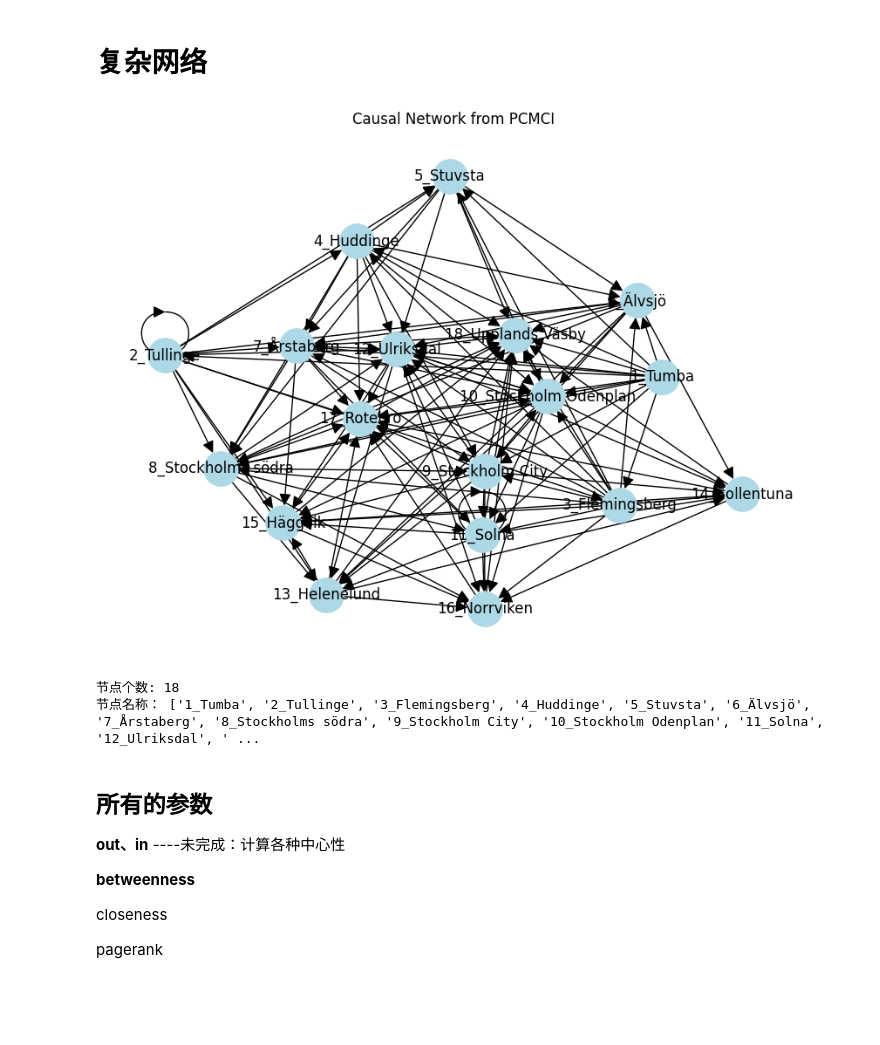
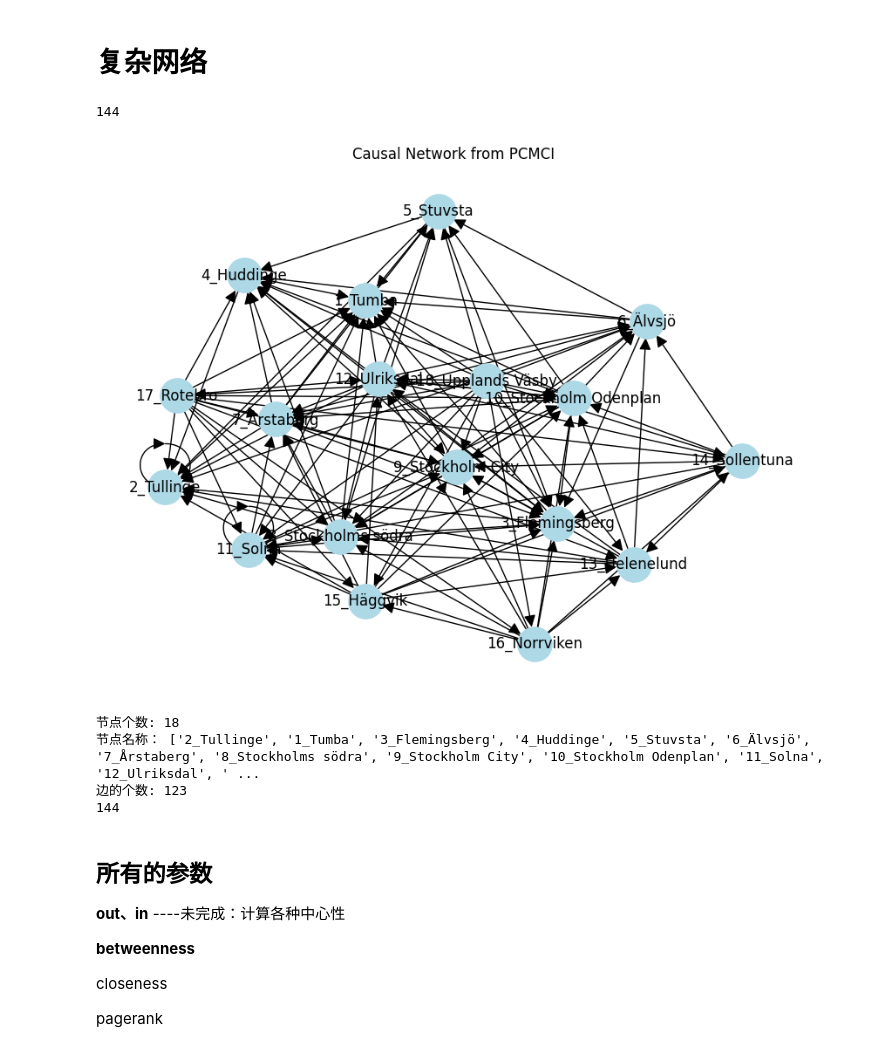
Before and after one commit to HR0262/PCMCI-in-commuter-trian, a Jupyter notebook: PCMCI-0427-no0.ipynb, the cells around one changed output. Cells and saved outputs as stored; diff of their text form; code cells hidden in the pictures; blank space fills up the shorter version.

```diff
--- a/PCMCI-0427-no0.ipynb
+++ b/PCMCI-0427-no0.ipynb
@@ -213,6 +213,7 @@ num_vars = p_matrix_clean.shape[0]
 tau_max_plus1 = p_matrix_clean.shape[2]
 print(p_matrix_clean.shape)
 count=[0]*(tau_max+1)
+c=0
 alpha_level=0.05
 
 for i in range(num_vars):       # target
@@ -226,12 +227,15 @@ for i in range(num_vars):       # target
               p_matrix_clean[i, j, tau] = 1
             elif p_matrix_clean[i, j, tau]<=alpha_level:
               count[tau]+=1
+              if i==j:
+                c+=1
 
 
 array_1d_p_matrix_clean = p_matrix_clean.reshape(-1)
 print(array_1d_p_matrix_clean.shape)
 print(len(array_1d_p_matrix_clean[array_1d_p_matrix_clean<=0.05]))
 print(count)
+print(c)
 # %% [output]
 (18, 18, 4)
 (1296,)
@@ -346,44 +351,62 @@ plot_graph(
 # %% [markdown]
 # 复杂网络
 # %%
+array_1d_p_matrix_clean = p_matrix_clean.reshape(-1)
+print(len(array_1d_p_matrix_clean[array_1d_p_matrix_clean<=0.05]))
+
 # 假设变量名是按顺序排布的
 variable_names = df_delay.columns  # 填入你的站点名列表
 n_vars = len(variable_names)
 max_lag = graph.shape[2]  # tau_max + 1
 
 r_pmatrix=results['p_matrix']
 p_matrix_clean
 v_matrix=results['val_matrix']
 
 # 创建一个有向图
 G = nx.DiGraph()
-
+c=0
 # 添加因果边：从变量 j (过去时刻 t-τ) 到变量 i (当前时刻 t)
 for i in range(n_vars):
     for j in range(n_vars):
-        for tau in range(0, max_lag):  # tau=0表示同步，通常不用于因果分析
-            if p_matrix_clean[i, j, tau]<=alpha_level:
-                # 添加从 i 到 j 的有向边（可以标注 lag 信息）
+        max_strength = None
+        best_lag = None
+        # 遍历所有 tau，寻找最大的 v_matrix 值
+        for tau in range(0, max_lag):  # 从 tau=1 开始，排除同步关系
+            if p_matrix_clean[i, j, tau] <= alpha_level:
                 strength = v_matrix[i, j, tau]
-                G.add_edge(variable_names[i], variable_names[j], lag=tau, weight=strength)
+                c += 1
+                # 更新最大 strength 和对应的 lag
+                if max_strength is None or strength > max_strength:
+                    max_strength = strength
+                    best_lag = tau
+        # 如果找到显著关系，添加边
+        if max_strength is not None:
+            G.add_edge(variable_names[j], variable_names[i], lag=best_lag, weight=max_strength)
 
 import matplotlib.pyplot as plt
 
 plt.figure(figsize=(8, 6))
 # pos = nx.spring_layout(G, seed=42)  # 或 nx.kamada_kawai_layout(G)
 pos = nx.kamada_kawai_layout(G)
 
 nx.draw(G, pos, with_labels=True, node_size=800, node_color='lightblue', arrowsize=20)
 plt.title("Causal Network from PCMCI")
 plt.show()
 
 num_nodes = G.number_of_nodes()
 print("节点个数:", num_nodes)
 print("节点名称：", list(G.nodes()))
+num_edges = G.number_of_edges()
+print("边的个数:", num_edges)
+print(c)
 # %% [output]
+144
-[figure, old version]
+[figure, new version]
-节点个数: 18
-节点名称： ['1_Tumba', '2_Tullinge', '3_Flemingsberg', '4_Huddinge', '5_Stuvsta', '6_Älvsjö', '7_Årstaberg', '8_Stockholms södra', '9_Stockholm City', '10_Stockholm Odenplan', '11_Solna', '12_Ulriksdal', ' ...
+节点个数: 18
+节点名称： ['2_Tullinge', '1_Tumba', '3_Flemingsberg', '4_Huddinge', '5_Stuvsta', '6_Älvsjö', '7_Årstaberg', '8_Stockholms södra', '9_Stockholm City', '10_Stockholm Odenplan', '11_Solna', '12_Ulriksdal', ' ...
+边的个数: 123
+144
 # %% [markdown]
 ## 所有的参数
 
```
Also changed, not shown: parts of 14 cells of this notebook.
